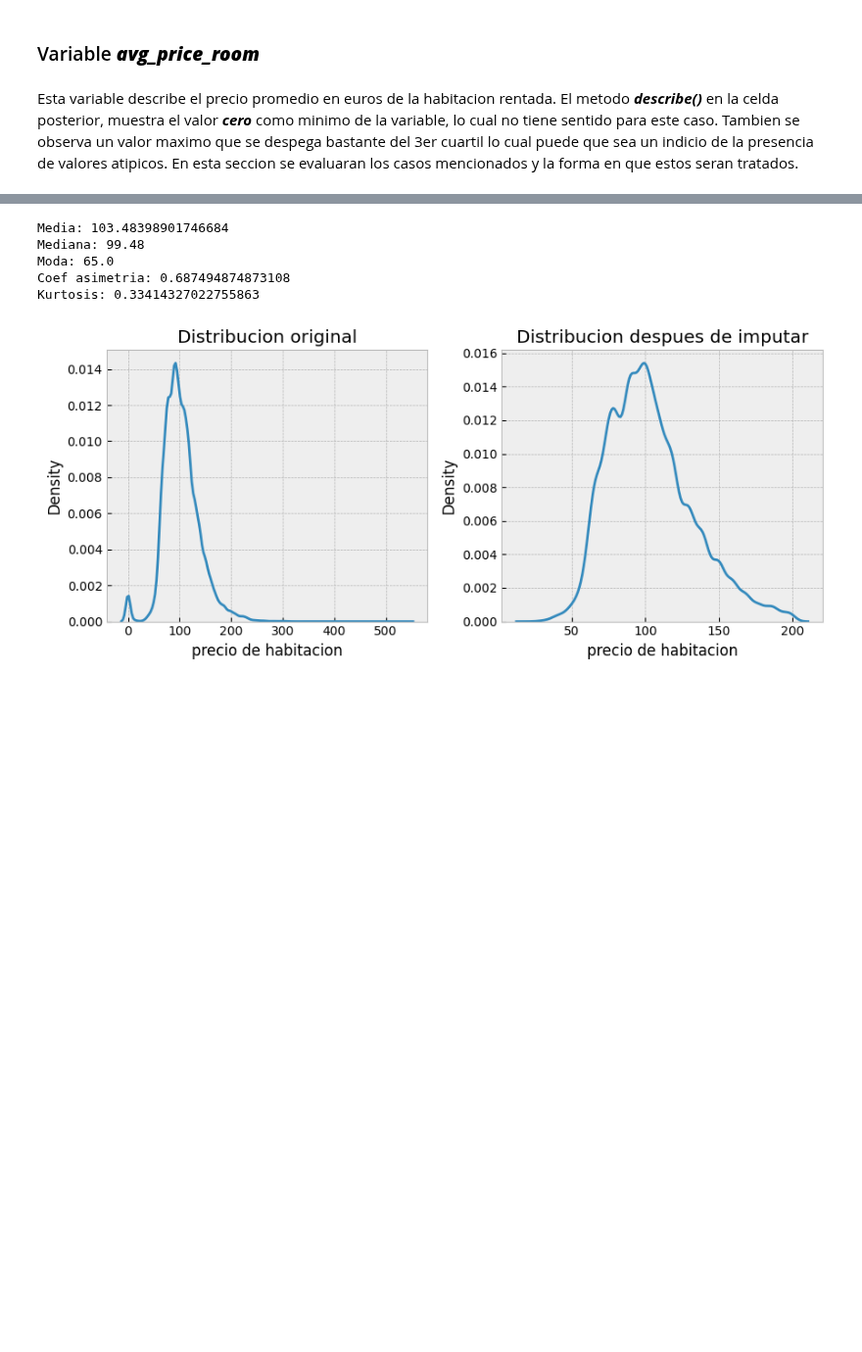
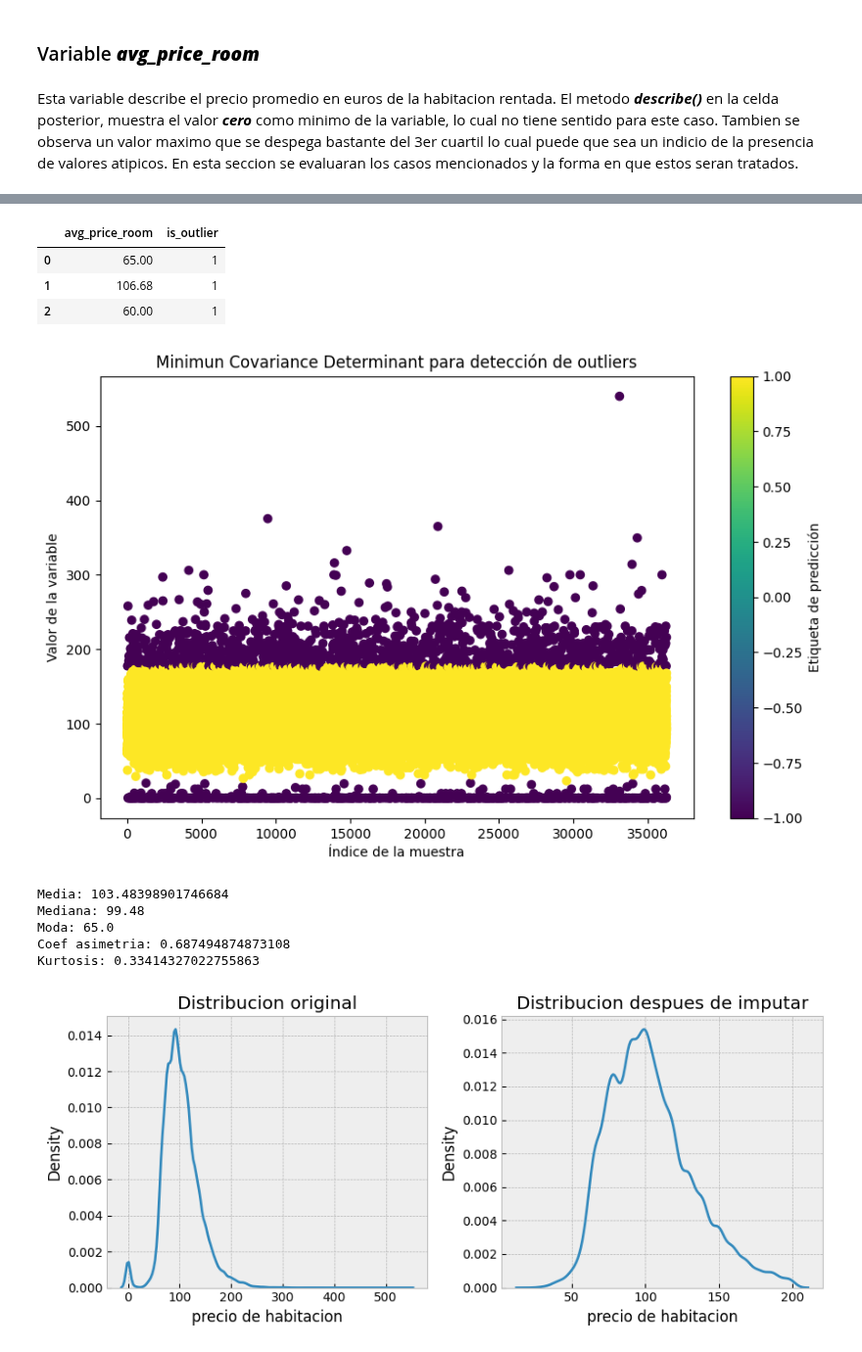
Before and after one commit to arielRas/CoderHouseDataScience-ProyectoFinal, a Jupyter notebook: DataWrangling.ipynb, the cells around one changed output, grey strips where cells are left out. Shown at 98% size. Saved outputs shown, nothing was run; the diff lists cells and outputs as text; code cells hidden in the pictures; blank space fills up the shorter version.

```diff
--- a/DataWrangling.ipynb
+++ b/DataWrangling.ipynb
@@ -423,3 +432,30 @@ Cantidad de valores outliers: 496
+# %%
+#SE IMPORTA MODELO DETECCION DE IUTLIERS
+from sklearn.covariance import EllipticEnvelope
+
+#SE INSTANCIA EL MODELO Y SE REALIZA PREDICCION
+cov_determinant = EllipticEnvelope(contamination=0.05)
+predict = cov_determinant.fit_predict(price.values.reshape(-1,1))
+predict = pd.Series(predict, name='is_outlier')
+
+#SE CREA DATAFRAME COMPLEMENTARIO
+price = pd.DataFrame(pd.concat([price, predict],axis=1))
+price.head(3)
+# %% [output]
+|  | avg_price_room | is_outlier |
+| 0 | 65.00 | 1 |
+| 1 | 106.68 | 1 |
+| 2 | 60.00 | 1 |
+# %%
+plt.figure(figsize=(10,6))
+plt.scatter(price.index, price.avg_price_room, c=price.is_outlier, cmap='viridis')
+plt.xlabel('Índice de la muestra')
+plt.ylabel('Valor de la variable')
+plt.title('Minimun Covariance Determinant para detección de outliers')
+plt.colorbar(label='Etiqueta de predicción')
+plt.show()
+# %% [output]
+[figure, added]
 # %%
 #SE IMPUTAN LOS VALORES OTLIERS Y DE PRECIO CERO
 price[price>200] = price.mean()
```
Also changed, not shown: parts of 5 cells of this notebook.
